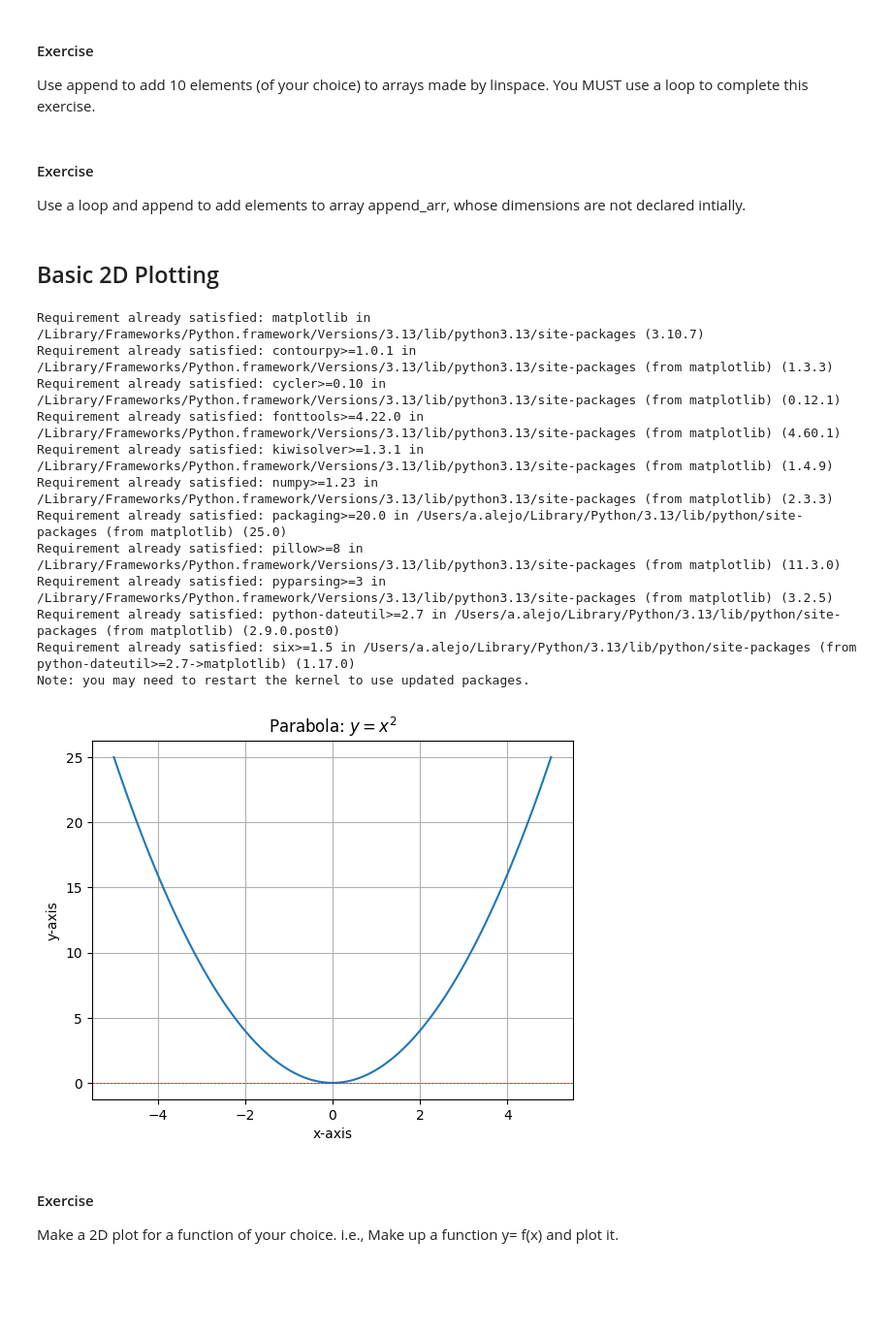
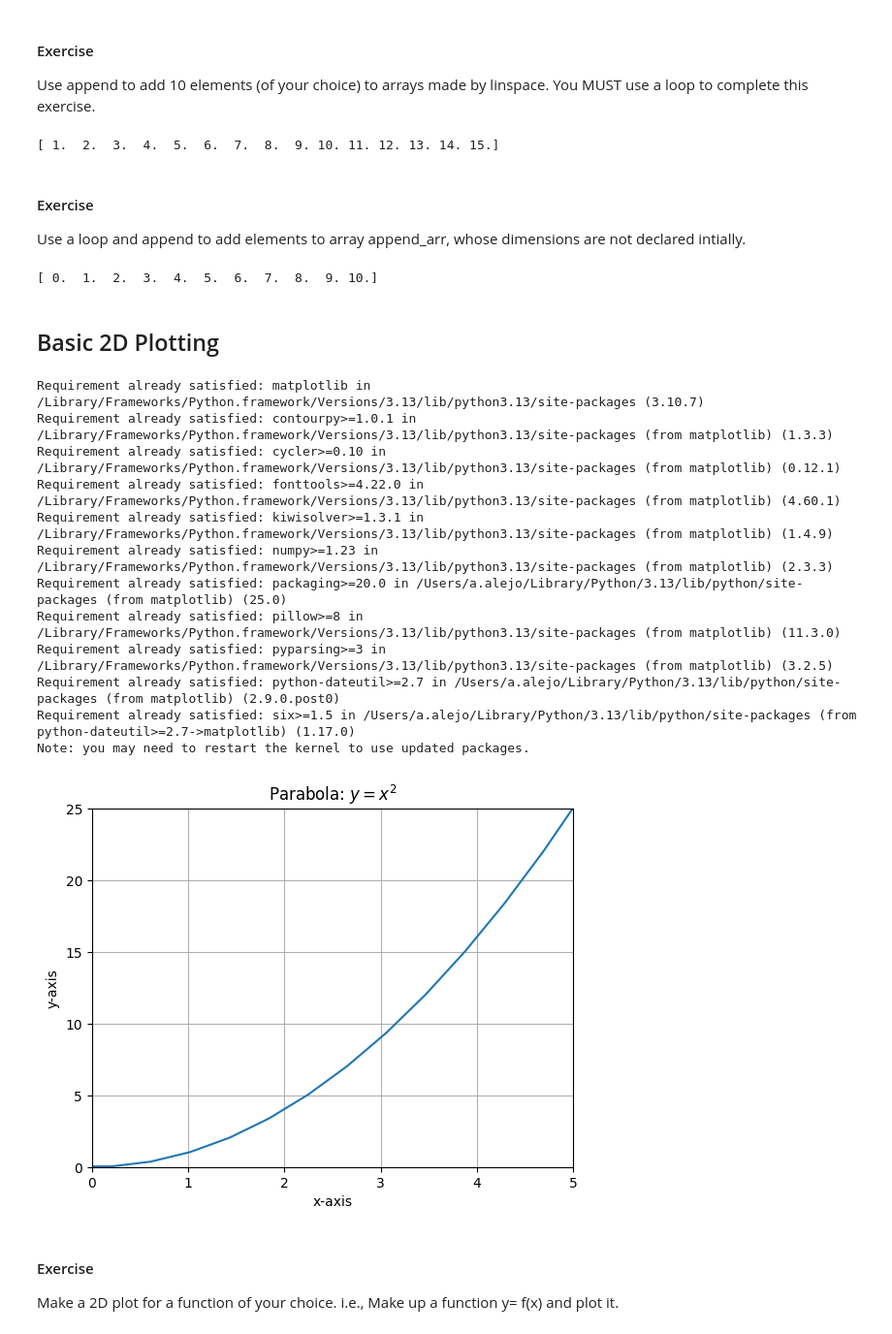
Before and after one commit to Mermaid8008/Lecture6Exercise, a Jupyter notebook: Lecture 6_python_plotting.ipynb, the cells around one changed output. Shown: that part at 97% size. Saved outputs shown, nothing was run; the diff lists cells and outputs as text; code cells hidden in the pictures; blank space fills up the shorter version.

```diff
--- a/Lecture 6_python_plotting.ipynb
+++ b/Lecture 6_python_plotting.ipynb
@@ -161,46 +207,63 @@ print(new_arr)
 Use append to add 10 elements (of your choice) to arrays made by linspace. You MUST use a loop to complete this exercise.
 # %%
 # Your code here.
+matrix_a = np.linspace(1, 4, 4) # creates an array from 1-4
+
+for i in range(11): # loop that runs 10 times
+    add = matrix_a[-1] + 1 # adds the last # by 1, i times
+    matrix_a = np.append(matrix_a, add)
+print(matrix_a)
+# %% [output]
+[ 1.  2.  3.  4.  5.  6.  7.  8.  9. 10. 11. 12. 13. 14. 15.]
 # %% [markdown]
 #### Exercise
 Use a loop and append to add elements to array append_arr, whose dimensions are not declared intially.
 # %%
 # Your code here
+append_arr = np.array([]) # empty array
+x = 0 # initializing adding value
+
+for i in range(11): # runs a loop 10 time
+    append_arr = np.append(append_arr, x) # append to array by x
+    x = x + 1
+print(append_arr)
+# %% [output]
+[ 0.  1.  2.  3.  4.  5.  6.  7.  8.  9. 10.]
 # %% [markdown]
 ## Basic 2D Plotting
 # %%
 # Try comment out the lines of code below and run it to see the plot
 # So you can see how the plot changes
 # Add comments to explain what each line does
 %pip install matplotlib
 
-import matplotlib.pyplot as plt
-import numpy as np
-x = np.linspace(-5, 5, 100) # Change the range and number of points to see what happens
-y = x**2
-plt.plot(x, y)
+import matplotlib.pyplot as plt # allows use of matplotlib with shorter call of "plt"
+import numpy as np # allows use of numpy with call of "np"
+x = np.linspace(-10, 10, 50) # (left limit, right limit, how many points between ) creates x & y limits
+y = x**2 # this is the line
+plt.plot(x, y) # plots line x^2 within .linspace limits
 plt.title("Parabola: $y=x^2$")
 plt.xlabel("x-axis")
 plt.ylabel("y-axis")
-plt.grid()
-# plt.xlim(0, 5)  # Uncomment to limit x-axis from 0 to 5
-# plt.ylim(0, 25) # Uncomment to limit y-axis from 0 to 25
+plt.grid() # is the square grid
+plt.xlim(0, 5)  # Uncomment to limit x-axis from 0 to 5
+plt.ylim(0, 25) # Uncomment to limit y-axis from 0 to 25
 plt.axhline(0, color='red',linewidth=0.5, ls='--')
 plt.show()
 # %% [output]
 Requirement already satisfied: matplotlib in /Library/Frameworks/Python.framework/Versions/3.13/lib/python3.13/site-packages (3.10.7)
 Requirement already satisfied: contourpy>=1.0.1 in /Library/Frameworks/Python.framework/Versions/3.13/lib/python3.13/site-packages (from matplotlib) (1.3.3)
 Requirement already satisfied: cycler>=0.10 in /Library/Frameworks/Python.framework/Versions/3.13/lib/python3.13/site-packages (from matplotlib) (0.12.1)
 Requirement already satisfied: fonttools>=4.22.0 in /Library/Frameworks/Python.framework/Versions/3.13/lib/python3.13/site-packages (from matplotlib) (4.60.1)
 Requirement already satisfied: kiwisolver>=1.3.1 in /Library/Frameworks/Python.framework/Versions/3.13/lib/python3.13/site-packages (from matplotlib) (1.4.9)
 Requirement already satisfied: numpy>=1.23 in /Library/Frameworks/Python.framework/Versions/3.13/lib/python3.13/site-packages (from matplotlib) (2.3.3)
 Requirement already satisfied: packaging>=20.0 in /Users/a.alejo/Library/Python/3.13/lib/python/site-packages (from matplotlib) (25.0)
 Requirement already satisfied: pillow>=8 in /Library/Frameworks/Python.framework/Versions/3.13/lib/python3.13/site-packages (from matplotlib) (11.3.0)
 Requirement already satisfied: pyparsing>=3 in /Library/Frameworks/Python.framework/Versions/3.13/lib/python3.13/site-packages (from matplotlib) (3.2.5)
 Requirement already satisfied: python-dateutil>=2.7 in /Users/a.alejo/Library/Python/3.13/lib/python/site-packages (from matplotlib) (2.9.0.post0)
 Requirement already satisfied: six>=1.5 in /Users/a.alejo/Library/Python/3.13/lib/python/site-packages (from python-dateutil>=2.7->matplotlib) (1.17.0)
 Note: you may need to restart the kernel to use updated packages.
-[figure, old version]
+[figure, new version]
 # %% [markdown]
 #### Exercise
 Make a 2D plot for a function of your choice. i.e., Make up a function y= f(x) and plot it.
```
Also changed, not shown: parts of 10 cells of this notebook.
